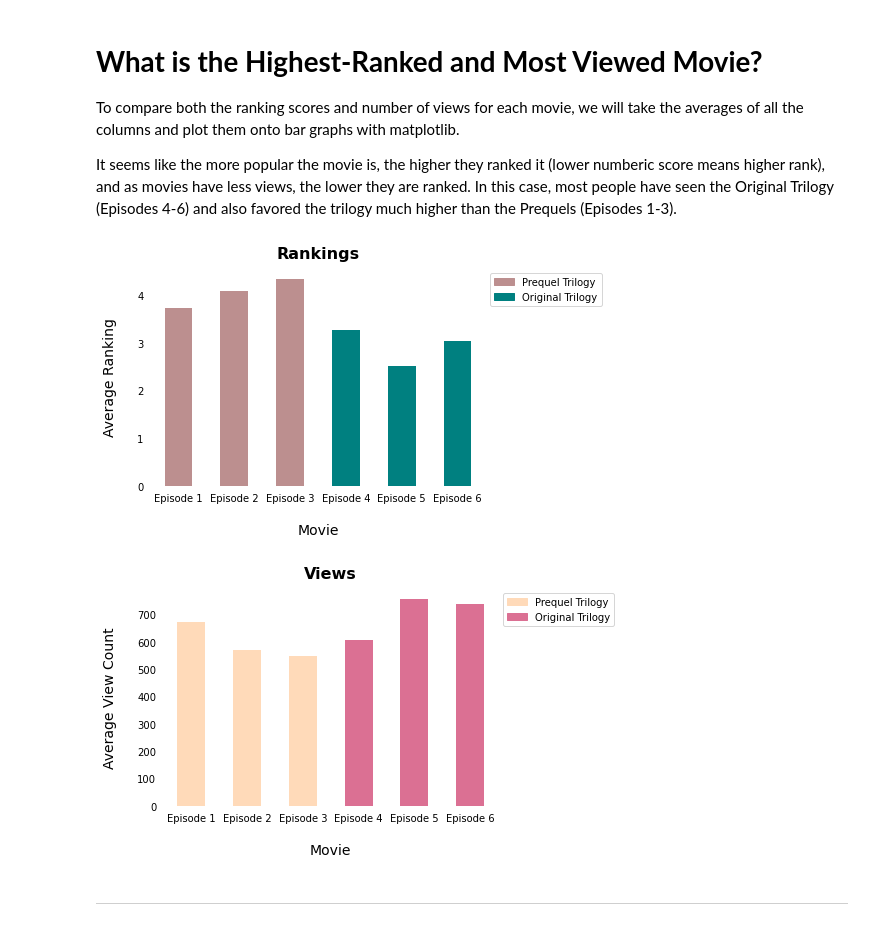
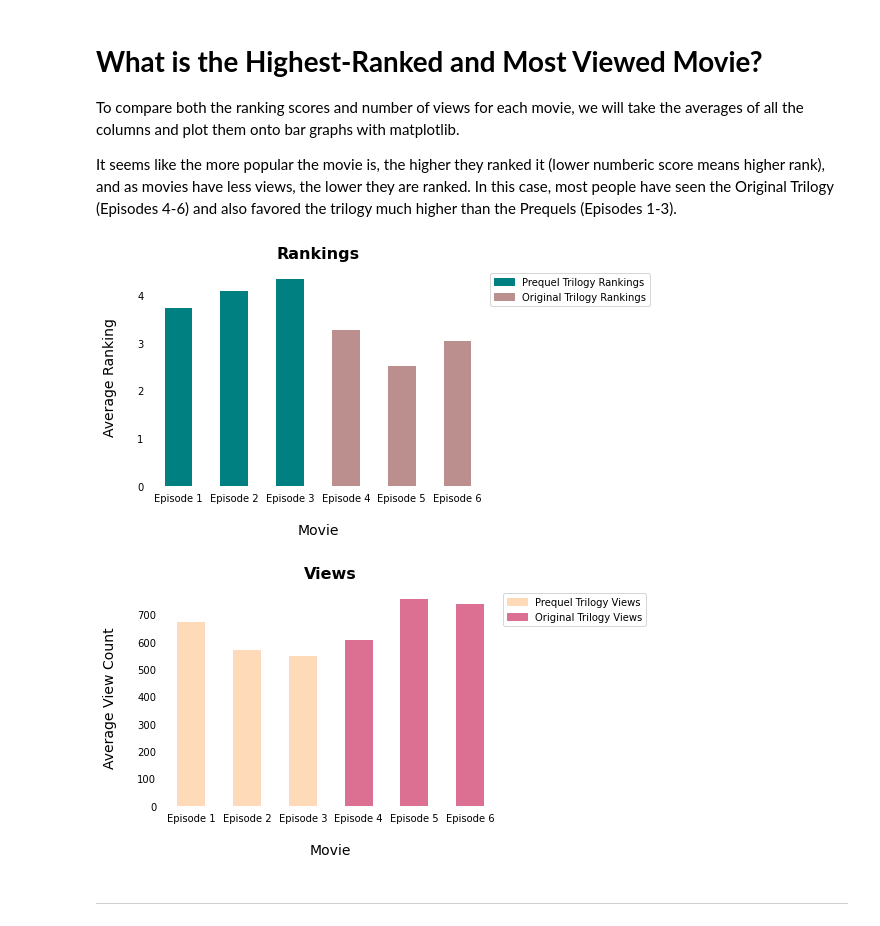
Before and after one commit to willnguyen14/Star-Wars-Survey, a Jupyter notebook: Star_Wars_Survey.ipynb, the cells around one changed output. Saved outputs shown, nothing was run; the diff lists cells and outputs as text; code cells hidden in the pictures.

```diff
--- a/Star_Wars_Survey.ipynb
+++ b/Star_Wars_Survey.ipynb
@@ -133,9 +133,8 @@ map1 = {
        }
 
 # apply the mapping to the intended columns
-for col in star_wars.loc[:, "seen_1":"seen_6"].columns:
-    star_wars.loc[:, col] = star_wars.loc[:, col].map(map1)
-
+for col in star_wars.loc[:, "seen_1":"seen_6"]:
+    star_wars[col] = star_wars[col].map(map1)
 
 display(star_wars.loc[:, "seen_1":"seen_6"].head())
 print('\n')
@@ -236,21 +234,21 @@ import matplotlib.patches as mpatches
 
 # create a function to graph the rankings
 def ranking(df, title, y_axis):
-    df.iloc[:, 9:15].mean().plot.bar(color=['rosybrown', 'rosybrown', 'rosybrown',
-                                            'teal', 'teal', 'teal'])
+    df.iloc[:, 9:15].mean().plot.bar(color=['teal', 'teal', 'teal',
+                                            'rosybrown', 'rosybrown', 'rosybrown'])
 
     plt.title(title, fontsize=16, fontweight='bold', pad=10)
 
-    rosy_patch = mpatches.Patch(color='rosybrown', label='Prequel Trilogy')
-    teal_patch = mpatches.Patch(color='teal', label='Original Trilogy')
+    # customize legend with mpatches
+    teal_patch = mpatches.Patch(color='teal', label='Prequel Trilogy Rankings')
+    rosy_patch = mpatches.Patch(color='rosybrown', label='Original Trilogy Rankings')
+    plt.legend(handles=[teal_patch,rosy_patch], loc='upper left', bbox_to_anchor=(1, 1))
 
-    plt.legend(handles=[rosy_patch, teal_patch], loc='upper left', bbox_to_anchor=(1, 1))
-
+    # remove all spines and tick marks
     plt.gca().spines['top'].set_visible(False)
     plt.gca().spines['right'].set_visible(False)
     plt.gca().spines['left'].set_visible(False)
     plt.gca().spines['bottom'].set_visible(False)
-
     plt.tick_params(left=False, bottom=False)
 
     plt.xticks(ticks=[0,1,2,3,4,5], rotation='horizontal',
@@ -262,42 +260,38 @@ def ranking(df, title, y_axis):
     plt.show()
     print('\n')
 
-
 # create a function to graph the view counts
 def views(df, title, y_axis):
     df.loc[:, "seen_1":"seen_6"].sum().plot.bar(color=['peachpuff', 'peachpuff', 'peachpuff',
                                                        'palevioletred', 'palevioletred', 'palevioletred'])
 
     plt.title(title, fontsize=16, fontweight='bold', pad=10)
 
-    peach_patch = mpatches.Patch(color='peachpuff', label='Prequel Trilogy')
-    pale_patch = mpatches.Patch(color='palevioletred', label='Original Trilogy')
-
+    peach_patch = mpatches.Patch(color='peachpuff', label='Prequel Trilogy Views')
+    pale_patch = mpatches.Patch(color='palevioletred', label='Original Trilogy Views')
     plt.legend(handles=[peach_patch, pale_patch], loc='upper left', bbox_to_anchor=(1, 1))
 
     plt.gca().spines['top'].set_visible(False)
     plt.gca().spines['right'].set_visible(False)
     plt.gca().spines['left'].set_visible(False)
     plt.gca().spines['bottom'].set_visible(False)
-
     plt.tick_params(left=False, bottom=False)
 
     plt.xticks(ticks=[0,1,2,3,4,5], rotation='horizontal',
                labels=['Episode 1','Episode 2','Episode 3','Episode 4','Episode 5','Episode 6'])
 
     plt.xlabel('Movie', fontsize=14, labelpad=20)
     plt.ylabel(y_axis, fontsize=14, labelpad=20)
 
     plt.show()
     print('\n')
 
-
 # remember that the lower a ranking is, the more favorable that movie
 ranking(df=star_wars, title='Rankings', y_axis='Average Ranking')
 views(df=star_wars, title='Views', y_axis='Average View Count')
 # %% [output]
-[figure, old version]
+[figure, new version]
-[figure, old version]
+[figure, new version]
 # %% [markdown]
 ---
 # %% [markdown]
```
Also changed, not shown: parts of 6 cells of this notebook.
